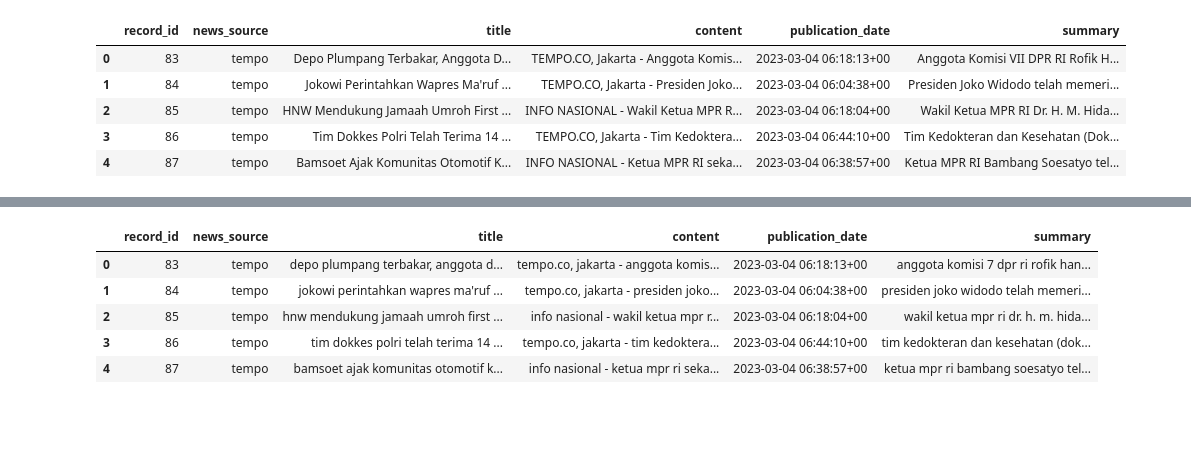
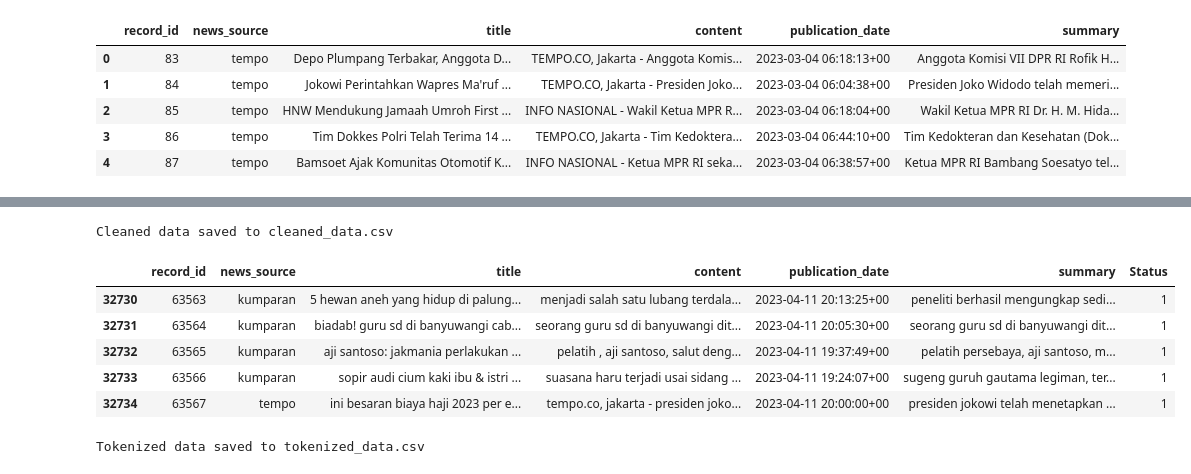
Before and after one commit to AdyatamaMH/Artificial-Intelligence, a Jupyter notebook: cleaned_data_AI/AINewsData.ipynb, the cells around one changed output, grey strips where cells are left out. Cells and saved outputs as stored; diff of their text form; code cells hidden in the pictures; blank space fills up the shorter version.

```diff
--- a/cleaned_data_AI/AINewsData.ipynb
+++ b/cleaned_data_AI/AINewsData.ipynb
@@ -46,0 +93,4 @@ After Renaming Columns:
+# %%
+df['Status'] = 1
+
+print(df)
@@ -47,35 +115,35 @@ After Renaming Columns:
 # %%
-def roman_to_int(roman):
-    roman_map = {
-        'I': 1, 'II': 2, 'III': 3, 'IV': 4,
-        'V': 5, 'VI': 6, 'VII': 7, 'VIII': 8,
-        'IX': 9, 'X': 10
-    }
-
-    return roman_map.get(roman, roman)
-
-
-def convert_roman_to_int(text):
-    def replace_roman(match):
-        roman_numeral = match.group(0)
-        return str(roman_to_int(roman_numeral))  # Convert Roman numeral to integer
-
-
-    return re.sub(r'\b(I|II|III|IV|V|VI|VII|VIII|IX|X)\b', replace_roman, text)
-
-
-for col in ['title', 'content', 'summary']:
-    df[col] = df[col].apply(lambda x: convert_roman_to_int(x) if isinstance(x, str) else x)
-    df[col] = df[col].str.lower()  # Convert to lowercase
-
-
-display(df.head())
+cleaned_file_path = 'cleaned_data.csv'
+df.to_csv(cleaned_file_path, index=False)
+print(f"\nCleaned data saved to {cleaned_file_path}")
+df.tail()
 # %% [output]
+Cleaned data saved to cleaned_data.csv
-|  | record_id | news_source | title | content | publication_date | summary |
-| 0 | 83 | tempo | depo plumpang terbakar, anggota d... | tempo.co, jakarta - anggota komis... | 2023-03-04 06:18:13+00 | anggota komisi 7 dpr ri rofik han... |
-| 1 | 84 | tempo | jokowi perintahkan wapres ma'ruf ... | tempo.co, jakarta - presiden joko... | 2023-03-04 06:04:38+00 | presiden joko widodo telah memeri... |
-| 2 | 85 | tempo | hnw mendukung jamaah umroh first ... | info nasional - wakil ketua mpr r... | 2023-03-04 06:18:04+00 | wakil ketua mpr ri dr. h. m. hida... |
-| 3 | 86 | tempo | tim dokkes polri telah terima 14 ... | tempo.co, jakarta - tim kedoktera... | 2023-03-04 06:44:10+00 | tim kedokteran dan kesehatan (dok... |
-| 4 | 87 | tempo | bamsoet ajak komunitas otomotif k... | info nasional - ketua mpr ri seka... | 2023-03-04 06:38:57+00 | ketua mpr ri bambang soesatyo tel... |
+|  | record_id | news_source | title | content | publication_date | summary | Status |
+| 32730 | 63563 | kumparan | 5 hewan aneh yang hidup di palung... | menjadi salah satu lubang terdala... | 2023-04-11 20:13:25+00 | peneliti berhasil mengungkap sedi... | 1 |
+| 32731 | 63564 | kumparan | biadab! guru sd di banyuwangi cab... | seorang guru sd di banyuwangi dit... | 2023-04-11 20:05:30+00 | seorang guru sd di banyuwangi dit... | 1 |
+| 32732 | 63565 | kumparan | aji santoso: jakmania perlakukan ... | pelatih , aji santoso, salut deng... | 2023-04-11 19:37:49+00 | pelatih persebaya, aji santoso, m... | 1 |
+| 32733 | 63566 | kumparan | sopir audi cium kaki ibu & istri ... | suasana haru terjadi usai sidang ... | 2023-04-11 19:24:07+00 | sugeng guruh gautama legiman, ter... | 1 |
+| 32734 | 63567 | tempo | ini besaran biaya haji 2023 per e... | tempo.co, jakarta - presiden joko... | 2023-04-11 20:00:00+00 | presiden jokowi telah menetapkan ... | 1 |
 # %%
-df.to_csv('cleaned_data.csv', index=False)
+
+cleaned_file_path = 'cleaned_data.csv'
+df = pd.read_csv(cleaned_file_path)
+
+columns_to_tokenize = ['title', 'content', 'summary']
+
+tokenizer = AutoTokenizer.from_pretrained("allenai/longformer-base-4096")
+
+for column in columns_to_tokenize:
+    df[f"{column}_tokens"] = df[column].apply(
+        lambda x: tokenizer.tokenize(x) if pd.notnull(x) else []
+    )
+    df[f"{column}_token_ids"] = df[column].apply(
+        lambda x: tokenizer.encode(x, truncation=True, max_length=512) if pd.notnull(x) else []
+    )
+
+tokenized_file_path = 'tokenized_data.csv'
+df.to_csv(tokenized_file_path, index=False)
+print(f"Tokenized data saved to {tokenized_file_path}")
+# %% [output]
+Tokenized data saved to tokenized_data.csv
```
Also changed, not shown: parts of 8 cells of this notebook, 1 other file.
